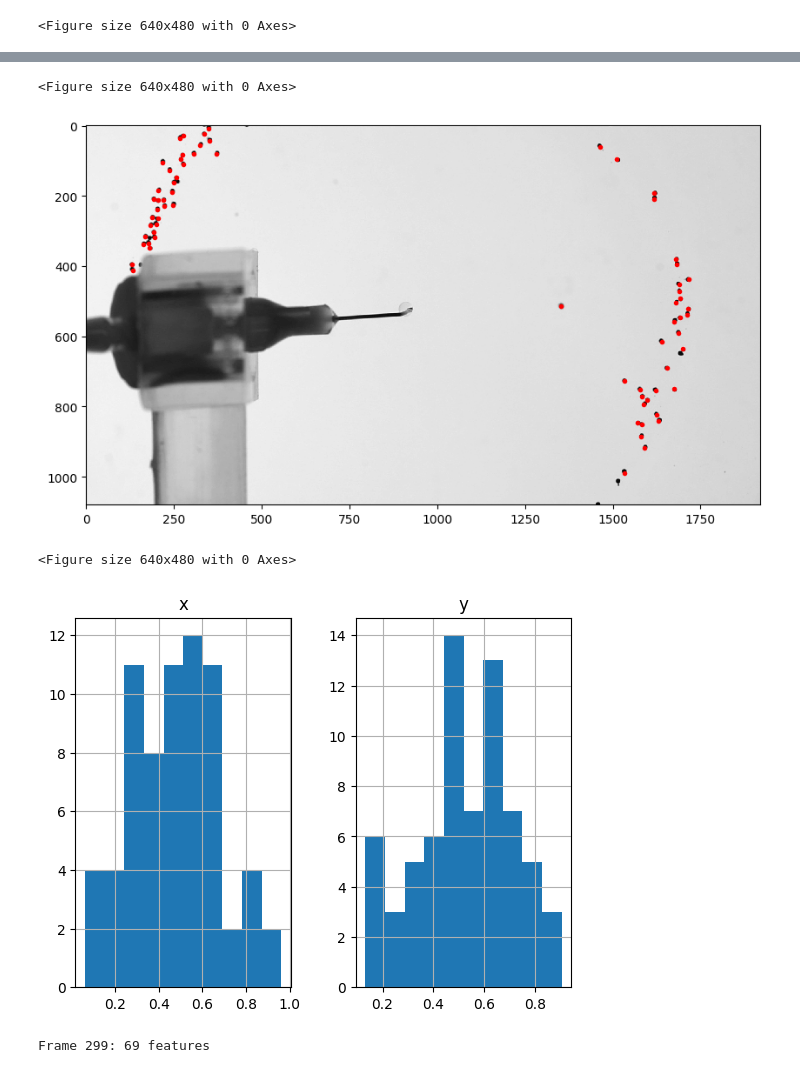
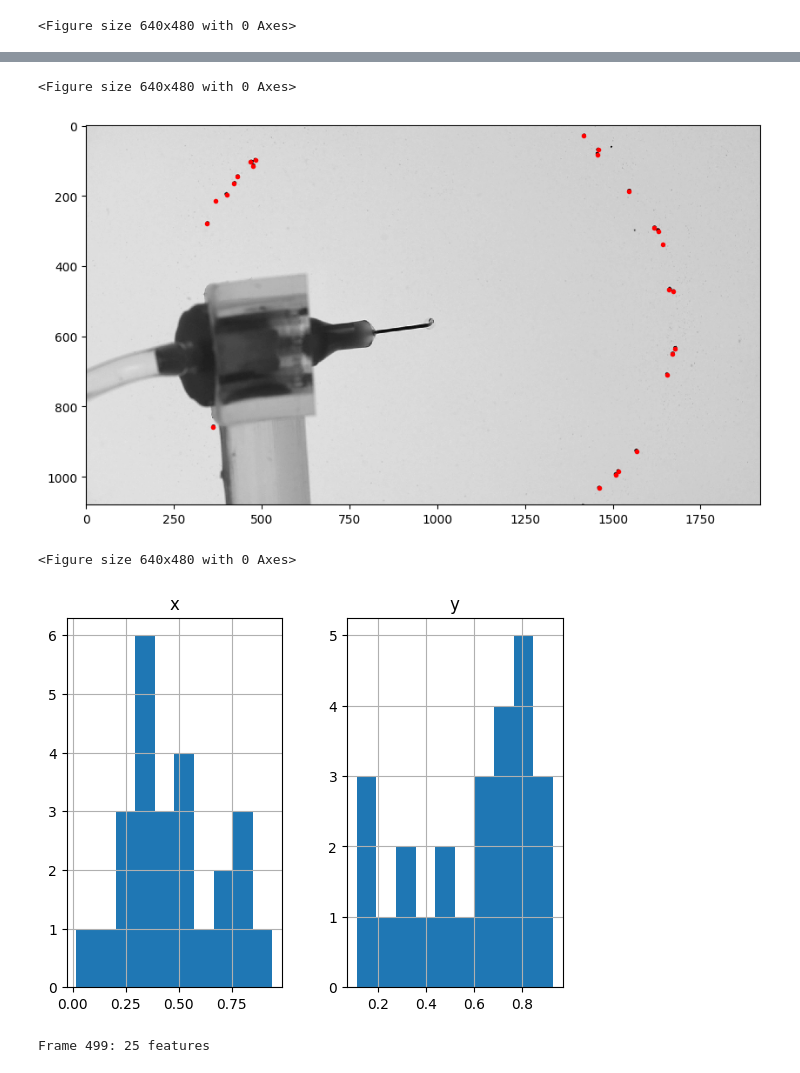
Before and after one commit to sacha-escudier/marangoni-spreading, a Jupyter notebook: playground.ipynb, the cells around one changed output, grey strips where cells are left out. Drawn from its saved outputs; the diff is of its cells as text; code cells hidden in the pictures.

```diff
--- a/playground.ipynb
+++ b/playground.ipynb
@@ -5,10 +5,10 @@ import trackpy as tp
 from parameter_estimation import plot_parameter
 from tracking import batch, track
 # %%
-directory = "C:/Users/escud/Desktop/Marangoni/Videos/0225-Experiments/H=4cm_frames/"
-last_frame = 300 # 640 is max for this video
+directory = "C:/Users/escud/Desktop/Marangoni/Videos/0306-Experiments/H=1cm_frames/"
+last_frame = 500 # 1200 is max for this video
 diameter = 11
-mass = 2200
+mass = 2500
 
 frames = plot_parameter(directory, particle_diameter=diameter, particle_minmass=mass, frame_number=last_frame)
 # %% [output]
@@ -17,11 +17,11 @@ frames = plot_parameter(directory, particle_diameter=diameter, particle_minmass=
 <Figure size 640x480 with 0 Axes>
-[figure, old version]
+[figure, new version]
 <Figure size 640x480 with 0 Axes>
-[figure, old version]
+[figure, new version]
 # %%
-output_path = "C:/Users/escud/Desktop/Marangoni/Videos/0225-Experiments/H=4cm_frames_output/"
+output_path = "C:/Users/escud/Desktop/Marangoni/Videos/0306-Experiments/H=4cm_frames_output/"
 raw_frames = batch(frames[:last_frame], particle_diameter=diameter, particle_minmass=mass, save_video=False, output_path=output_path)
 # %% [output]
-Frame 299: 69 features
+Frame 499: 25 features
 # %%
 status = True
```
Also changed, not shown: parts of 14 cells of this notebook, 1 other file.
